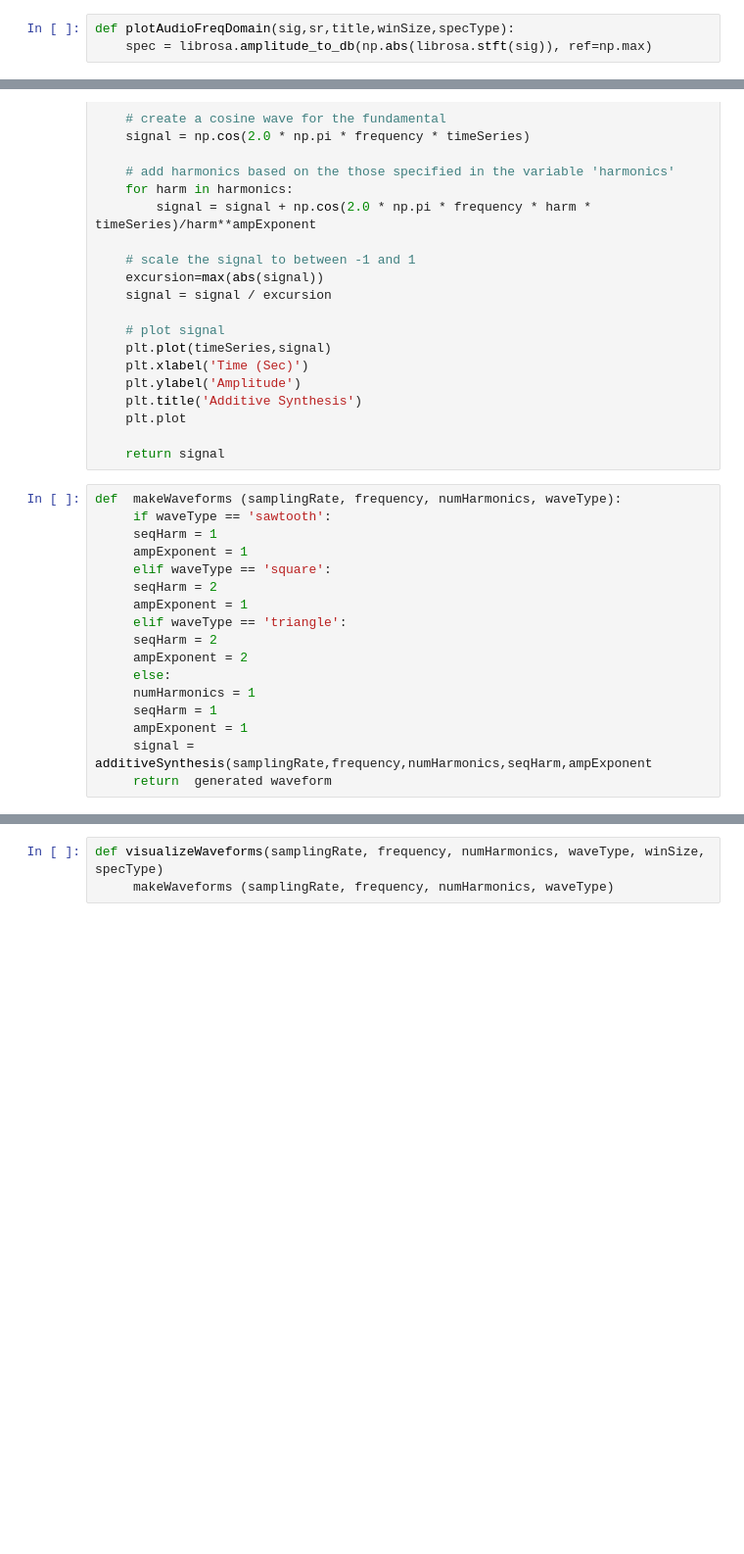
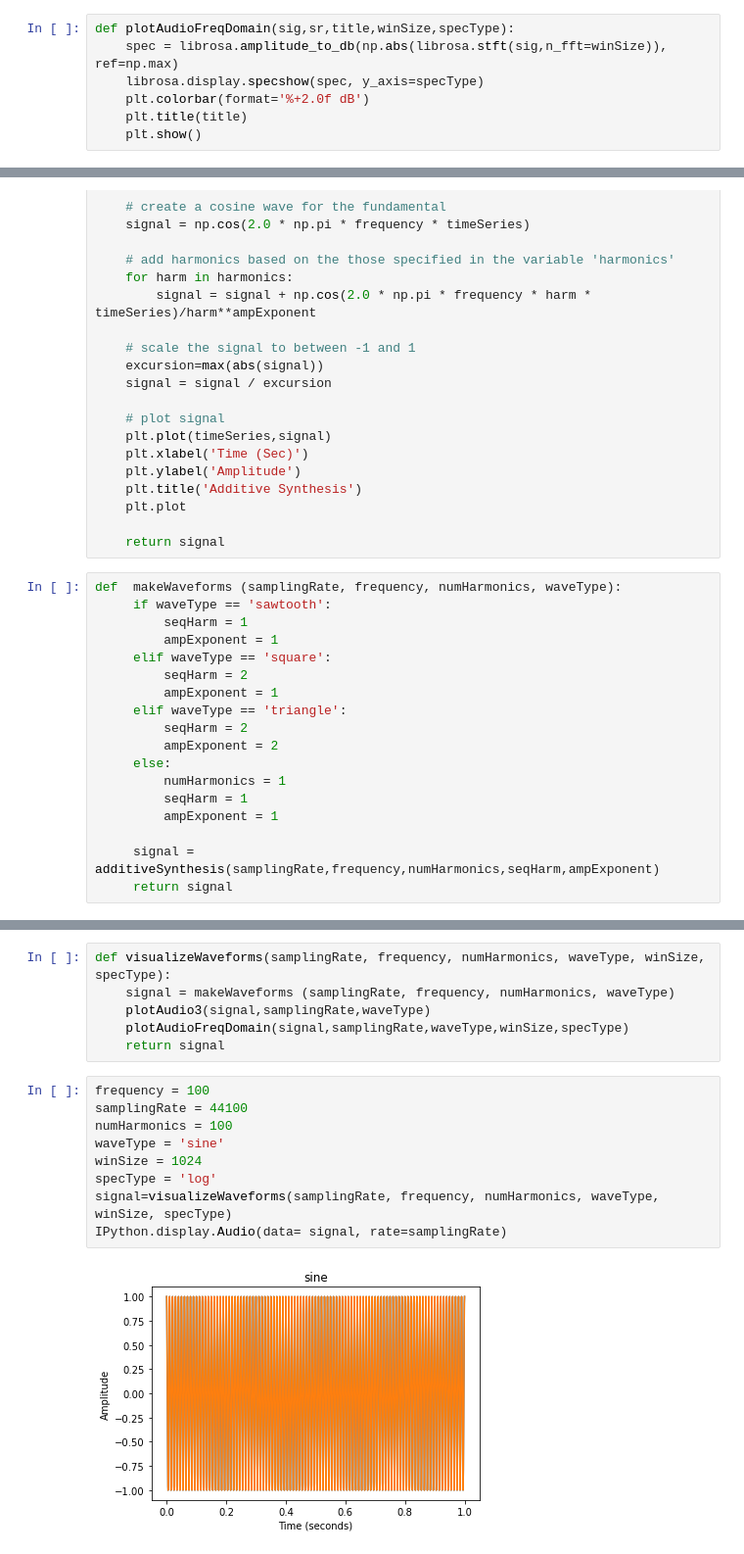
Before and after one commit to JaylenBri/imc2021-JaylenBrissett, a Jupyter notebook: Lab Assignments/Lab 4 Brissett.ipynb, the cells around one changed output, grey strips where cells are left out. Shown: that part at 98% size. Drawn from its saved outputs; the diff is of its cells as text; blank space fills up the shorter version.

```diff
--- a/Lab Assignments/Lab 4 Brissett.ipynb
+++ b/Lab Assignments/Lab 4 Brissett.ipynb
@@ -28,7 +28,11 @@ def plotAudio3(sig,sampleRate,title):
     plt.show()
 # %%
 def plotAudioFreqDomain(sig,sr,title,winSize,specType):
-    spec = librosa.amplitude_to_db(np.abs(librosa.stft(sig)), ref=np.max)
+    spec = librosa.amplitude_to_db(np.abs(librosa.stft(sig,n_fft=winSize)), ref=np.max)
+    librosa.display.specshow(spec, y_axis=specType)
+    plt.colorbar(format='%+2.0f dB')
+    plt.title(title)
+    plt.show()
 # %%
 def additiveSynthesis(samplingRate,frequency,numHarmonics,seqHarm,ampExponent):
 
@@ -60,17 +64,18 @@ def additiveSynthesis(samplingRate,frequency,numHarmonics,seqHarm,ampExponent):
 # %%
 def  makeWaveforms (samplingRate, frequency, numHarmonics, waveType):
      if waveType == 'sawtooth':
-     seqHarm = 1
-     ampExponent = 1
+         seqHarm = 1
+         ampExponent = 1
      elif waveType == 'square':
-     seqHarm = 2
-     ampExponent = 1
+         seqHarm = 2
+         ampExponent = 1
      elif waveType == 'triangle':
-     seqHarm = 2
-     ampExponent = 2
+         seqHarm = 2
+         ampExponent = 2
      else:
-     numHarmonics = 1
-     seqHarm = 1
-     ampExponent = 1
-     signal = additiveSynthesis(samplingRate,frequency,numHarmonics,seqHarm,ampExponent
-     return  generated waveform
+         numHarmonics = 1
+         seqHarm = 1
+         ampExponent = 1
+
+     signal = additiveSynthesis(samplingRate,frequency,numHarmonics,seqHarm,ampExponent)
+     return signal
@@ -79,3 +82,17 @@ IndentationError: expected an indented block (<ipython-input-5-db0eb2045e6b>, li
 # %%
-def visualizeWaveforms(samplingRate, frequency, numHarmonics, waveType, winSize, specType)
-     makeWaveforms (samplingRate, frequency, numHarmonics, waveType)
+def visualizeWaveforms(samplingRate, frequency, numHarmonics, waveType, winSize, specType):
+    signal = makeWaveforms (samplingRate, frequency, numHarmonics, waveType)
+    plotAudio3(signal,samplingRate,waveType)
+    plotAudioFreqDomain(signal,samplingRate,waveType,winSize,specType)
+    return signal
+# %%
+frequency = 100
+samplingRate = 44100
+numHarmonics = 100
+waveType = 'sine'
+winSize = 1024
+specType = 'log'
+signal=visualizeWaveforms(samplingRate, frequency, numHarmonics, waveType, winSize, specType)
+IPython.display.Audio(data= signal, rate=samplingRate)
+# %% [output]
+[figure, added]
```
Also changed, not shown: parts of 4 cells of this notebook, 5 other files.
